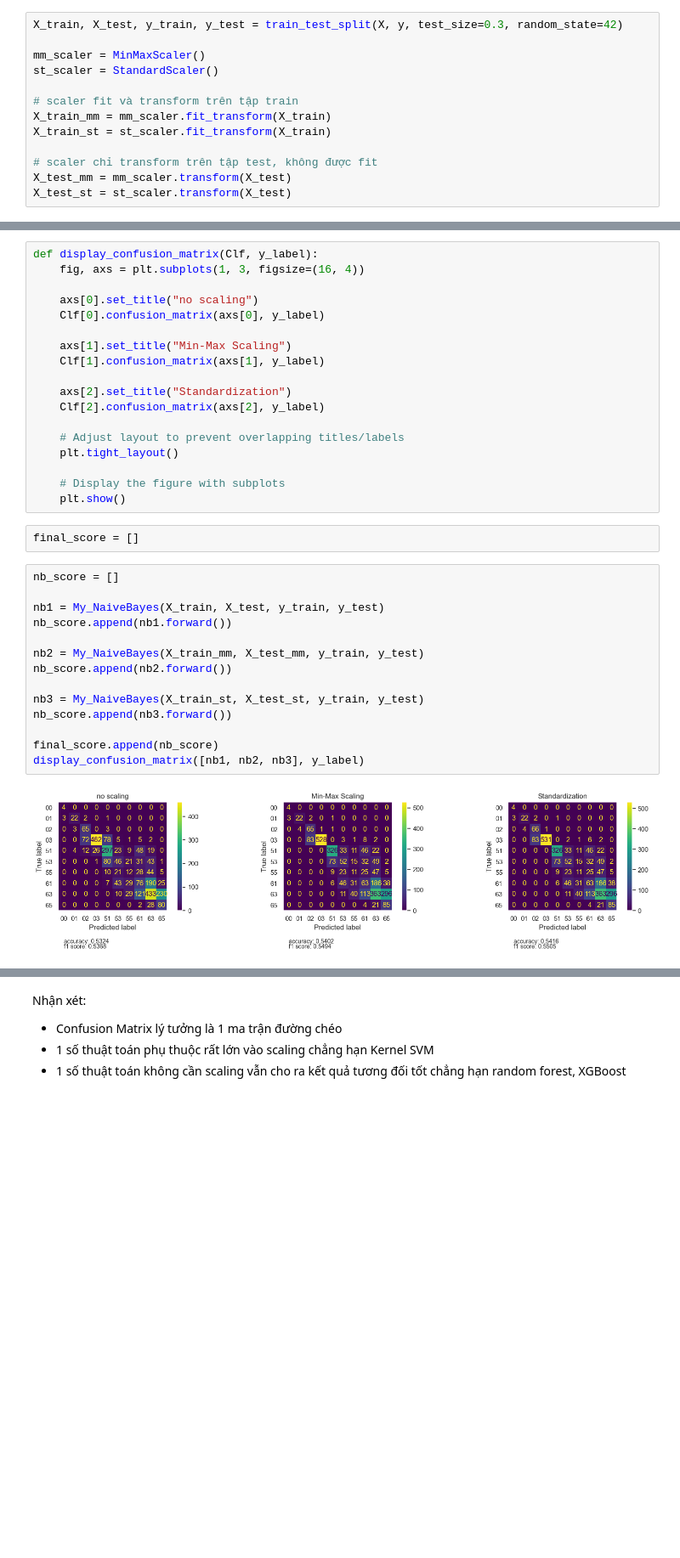
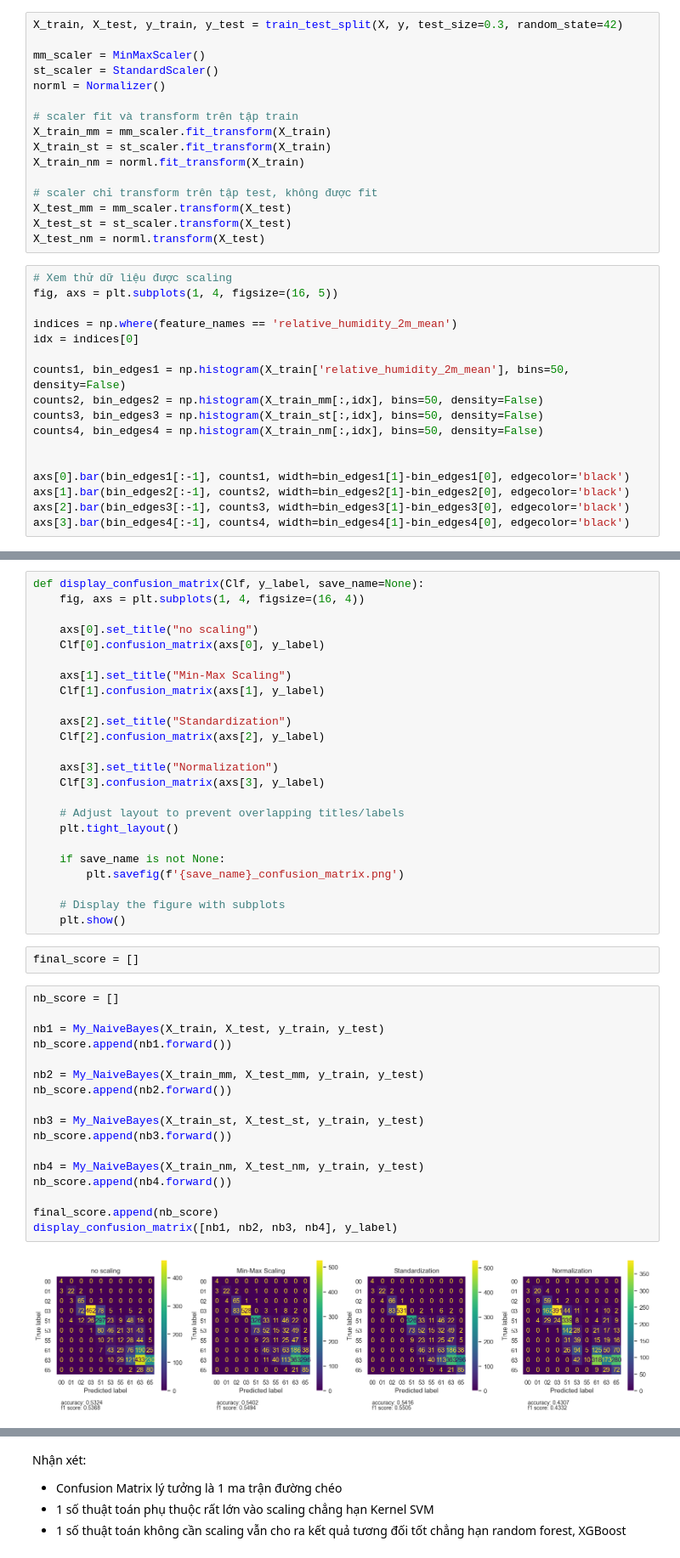
Before and after one commit to icarus7185/weather_analysis, a Jupyter notebook: main_analysis.ipynb, the cells around one changed output, grey strips where cells are left out. Shown at 85% size. Drawn from its saved outputs; the diff is of its cells as text; blank space fills up the shorter version.

```diff
--- a/main_analysis.ipynb
+++ b/main_analysis.ipynb
@@ -63,11 +63,31 @@ X_train, X_test, y_train, y_test = train_test_split(X, y, test_size=0.3, random_
 
 mm_scaler = MinMaxScaler()
 st_scaler = StandardScaler()
+norml = Normalizer()
 
 # scaler fit và transform trên tập train
 X_train_mm = mm_scaler.fit_transform(X_train)
 X_train_st = st_scaler.fit_transform(X_train)
+X_train_nm = norml.fit_transform(X_train)
 
 # scaler chỉ transform trên tập test, không được fit
 X_test_mm = mm_scaler.transform(X_test)
 X_test_st = st_scaler.transform(X_test)
+X_test_nm = norml.transform(X_test)
+# %%
+# Xem thử dữ liệu được scaling
+fig, axs = plt.subplots(1, 4, figsize=(16, 5))
+
+indices = np.where(feature_names == 'relative_humidity_2m_mean')
+idx = indices[0]
+
+counts1, bin_edges1 = np.histogram(X_train['relative_humidity_2m_mean'], bins=50, density=False)
+counts2, bin_edges2 = np.histogram(X_train_mm[:,idx], bins=50, density=False)
+counts3, bin_edges3 = np.histogram(X_train_st[:,idx], bins=50, density=False)
+counts4, bin_edges4 = np.histogram(X_train_nm[:,idx], bins=50, density=False)
+
+
+axs[0].bar(bin_edges1[:-1], counts1, width=bin_edges1[1]-bin_edges1[0], edgecolor='black')
+axs[1].bar(bin_edges2[:-1], counts2, width=bin_edges2[1]-bin_edges2[0], edgecolor='black')
+axs[2].bar(bin_edges3[:-1], counts3, width=bin_edges3[1]-bin_edges3[0], edgecolor='black')
+axs[3].bar(bin_edges4[:-1], counts4, width=bin_edges4[1]-bin_edges4[0], edgecolor='black')
@@ -76,8 +103,8 @@ X_test_st = st_scaler.transform(X_test)
 # %%
 from models import *
 # %%
-def display_confusion_matrix(Clf, y_label):
-    fig, axs = plt.subplots(1, 3, figsize=(16, 4))
+def display_confusion_matrix(Clf, y_label, save_name=None):
+    fig, axs = plt.subplots(1, 4, figsize=(16, 4))
 
     axs[0].set_title("no scaling")
     Clf[0].confusion_matrix(axs[0], y_label)
@@ -88,9 +115,15 @@ def display_confusion_matrix(Clf, y_label):
     axs[2].set_title("Standardization")
     Clf[2].confusion_matrix(axs[2], y_label)
 
+    axs[3].set_title("Normalization")
+    Clf[3].confusion_matrix(axs[3], y_label)
+
     # Adjust layout to prevent overlapping titles/labels
     plt.tight_layout()
 
+    if save_name is not None:
+        plt.savefig(f'{save_name}_confusion_matrix.png')
+
     # Display the figure with subplots
     plt.show()
 # %%
@@ -98,19 +131,22 @@ final_score = []
 # %%
 nb_score = []
 
 nb1 = My_NaiveBayes(X_train, X_test, y_train, y_test)
 nb_score.append(nb1.forward())
 
 nb2 = My_NaiveBayes(X_train_mm, X_test_mm, y_train, y_test)
 nb_score.append(nb2.forward())
 
 nb3 = My_NaiveBayes(X_train_st, X_test_st, y_train, y_test)
 nb_score.append(nb3.forward())
 
+nb4 = My_NaiveBayes(X_train_nm, X_test_nm, y_train, y_test)
+nb_score.append(nb4.forward())
+
 final_score.append(nb_score)
-display_confusion_matrix([nb1, nb2, nb3], y_label)
+display_confusion_matrix([nb1, nb2, nb3, nb4], y_label)
 # %% [output]
-[figure, old version]
+[figure, new version]
 # %%
 knn_score = []
 
```
Also changed, not shown: parts of 13 cells of this notebook, 6 other files.
